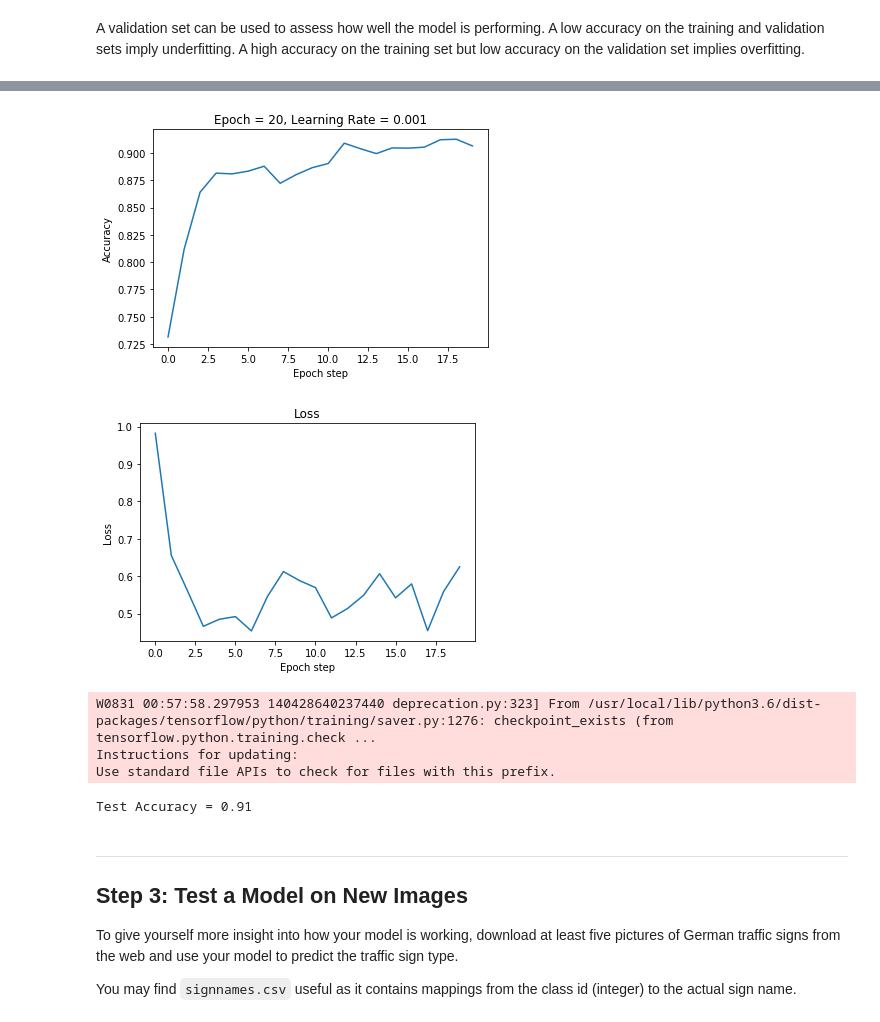
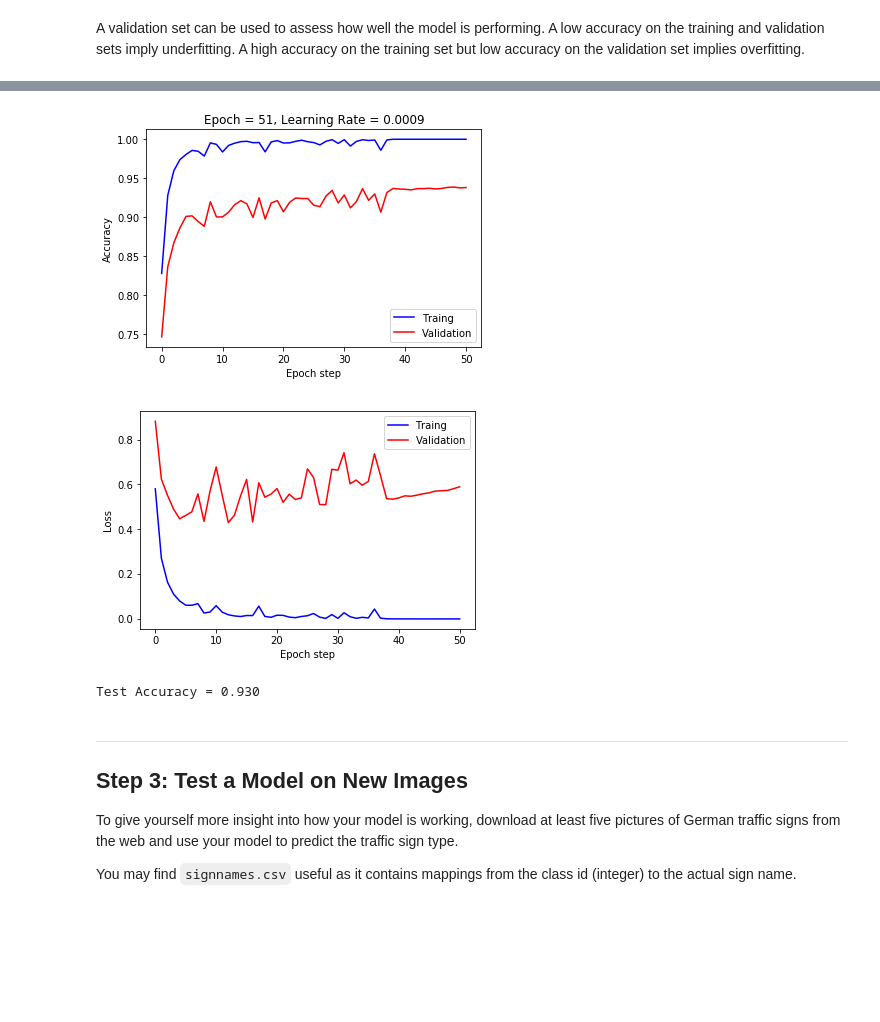
Before and after one commit to shinyingl/SelfDrivingCar-P3, a Jupyter notebook: Traffic_Sign_Classifier.ipynb, the cells around one changed output, grey strips where cells are left out. Cells and saved outputs as stored; diff of their text form; code cells hidden in the pictures; blank space fills up the shorter version.

```diff
--- a/Traffic_Sign_Classifier.ipynb
+++ b/Traffic_Sign_Classifier.ipynb
@@ -277,7 +254,7 @@ sets imply underfitting. A high accuracy on the training set but low accuracy on
 # %%
-EPOCHS = 20#30 #15
+EPOCHS = 51#30 #15
 BATCH_SIZE = 128
-rate = 0.001
+rate = 0.0009
 
 # Features and Labels
 x = tf.placeholder(tf.float32, (None, 32, 32, 3)) # input images
@@ -342,11 +307,11 @@ with tf.Session() as sess:
 
     print("Training...")
     print()
+    all_TrainAccuracy = []
+    all_TrainLoss = []
     all_accuracy = []
     all_loss = []
-    y_train = y_train0
-    y_valid = y_valid0
-    y_test = y_test0
+
     for i in range(EPOCHS):
         X_train, y_train = shuffle(X_train, y_train)
         for offset in range(0, num_examples, BATCH_SIZE):
@@ -354,12 +319,18 @@ with tf.Session() as sess:
             batch_x, batch_y = X_train[offset:end], y_train[offset:end]
             sess.run(training_operation, feed_dict={x: batch_x, y: batch_y})
 
+        train_accuracy, train_loss_i = evaluate(X_train, y_train)
+        all_TrainAccuracy.append(train_accuracy)
+        all_TrainLoss.append(train_loss_i)
+
         validation_accuracy, loss_i = evaluate(X_valid, y_valid)
         all_accuracy.append(validation_accuracy)
         all_loss.append(loss_i)
-        if i%2 ==0:
+
+        if i%5 ==0:
           print("EPOCH {} ...".format(i+1))
-          print("Validation Accuracy = {:.3f}".format(validation_accuracy) + ", Loss = {:.3f}".format(loss_i))
+          print("Training Accuracy = {:.3f}".format(train_accuracy) + ",  Training Loss = {:.3f}".format(train_loss_i))
+          print("Validation Accuracy = {:.3f}".format(validation_accuracy) + ", Validation Loss = {:.3f}".format(loss_i))
           print()
 
     saver.save(sess, './lenet3')
@@ -385,33 +356,32 @@ Model saved
 # %%
 # plt.figure(figsize=(10,5))
 
 # plt.subplot(2,1,1)
-plt.plot(all_accuracy)
+plt.plot(all_TrainAccuracy,'b',label = "Traing")
+plt.plot(all_accuracy,'r',label = "Validation")
 plt.title("Epoch = "+ str(EPOCHS) +", Learning Rate = " + str(rate))
 plt.xlabel('Epoch step')
 plt.ylabel('Accuracy')
+plt.legend(loc='best')
 plt.show()
 
-# plt.subplot(2,1,2)
-plt.plot(all_loss)
-plt.title("Loss")
+plt.plot(all_TrainLoss,'b',label = "Traing")
+plt.plot(all_loss,'r',label = "Validation")
 plt.xlabel('Epoch step')
 plt.ylabel('Loss')
+plt.legend(loc='best')
 plt.show()
 # %% [output]
-[figure, old version]
+[figure, new version]
-[figure, old version]
+[figure, new version]
 # %%
 with tf.Session() as sess:
     saver.restore(sess, "./lenet3") #tf.train.latest_checkpoint('.')
 
     test_accuracy, loss = evaluate(X_test, y_test)
-    print("Test Accuracy = {:.2f}".format(test_accuracy))
+    print("Test Accuracy = {:.3f}".format(test_accuracy))
 # %% [output]
-W0831 00:57:58.297953 140428640237440 deprecation.py:323] From /usr/local/lib/python3.6/dist-packages/tensorflow/python/training/saver.py:1276: checkpoint_exists (from tensorflow.python.training.check ...
-Instructions for updating:
-Use standard file APIs to check for files with this prefix.
+Test Accuracy = 0.930
-Test Accuracy = 0.91
 # %% [markdown]
 ---
 
```
Also changed, not shown: parts of 15 cells of this notebook, 1 other file.
